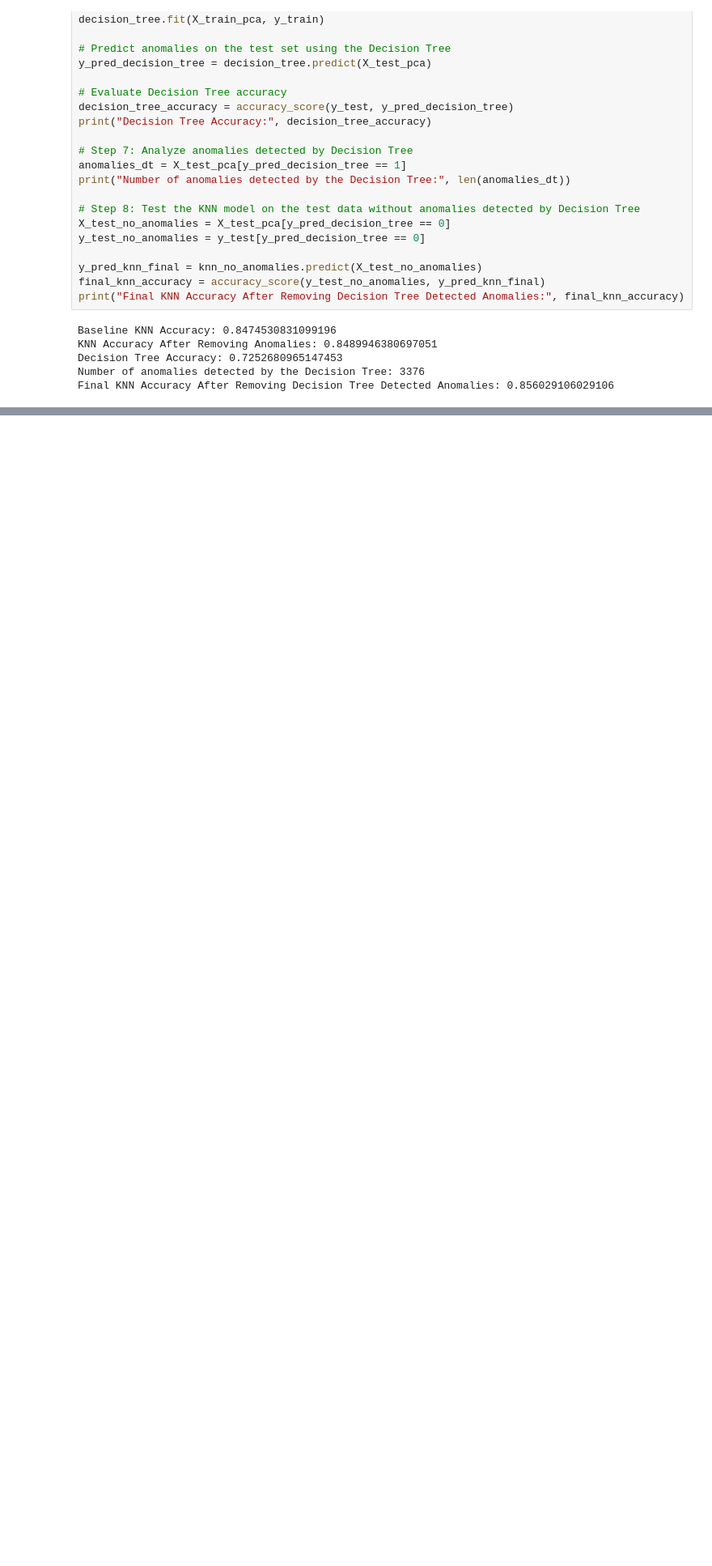
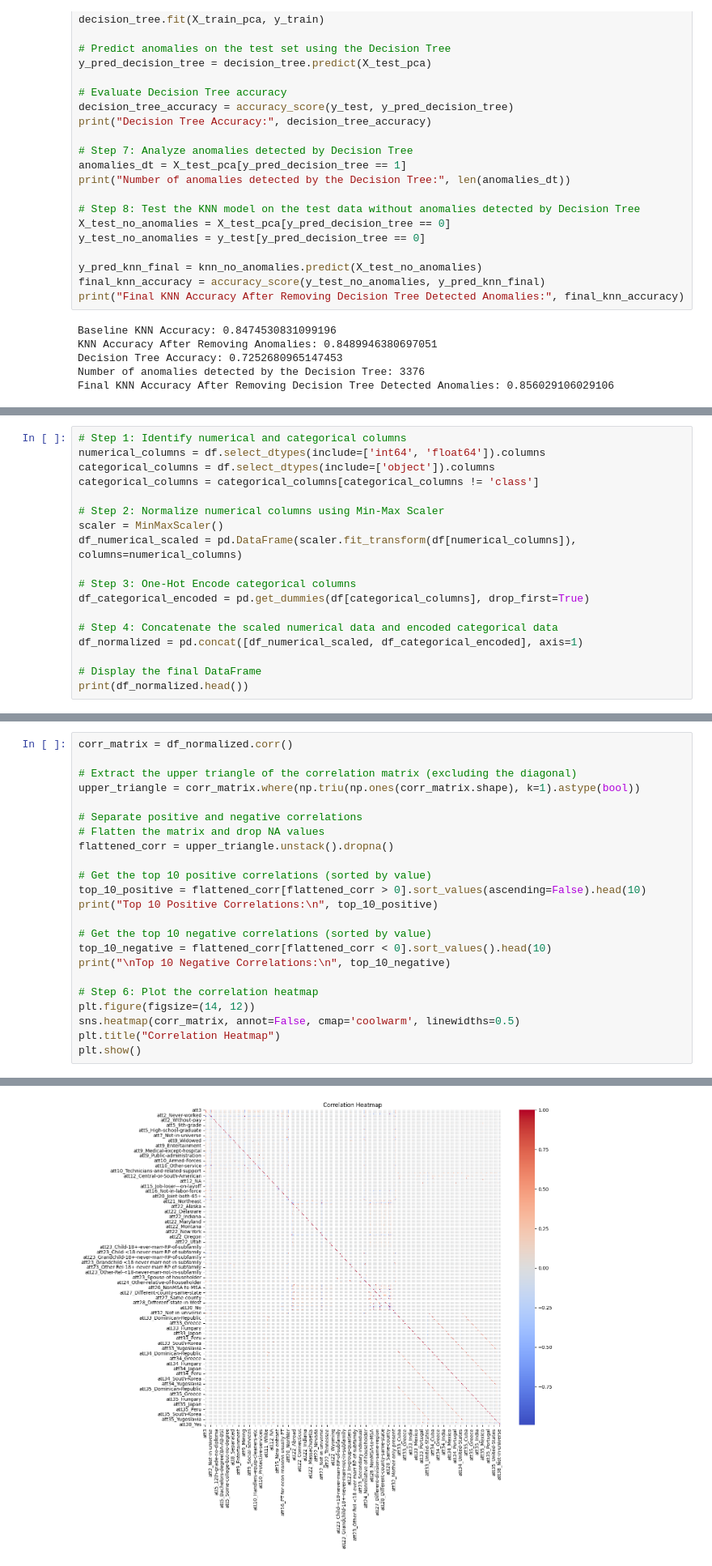
Before and after one commit to iiitssdproject/anomaly-detection, a Jupyter notebook: Anomaly Detection.ipynb, the cells around one changed output, grey strips where cells are left out. Shown at 81% size. Saved outputs shown, nothing was run; the diff lists cells and outputs as text; blank space fills up the shorter version.

```diff
--- a/Anomaly Detection.ipynb
+++ b/Anomaly Detection.ipynb
@@ -894,0 +990,18 @@ plt.show()
+# %%
+# Step 1: Identify numerical and categorical columns
+numerical_columns = df.select_dtypes(include=['int64', 'float64']).columns
+categorical_columns = df.select_dtypes(include=['object']).columns
+categorical_columns = categorical_columns[categorical_columns != 'class']
+
+# Step 2: Normalize numerical columns using Min-Max Scaler
+scaler = MinMaxScaler()
+df_numerical_scaled = pd.DataFrame(scaler.fit_transform(df[numerical_columns]), columns=numerical_columns)
+
+# Step 3: One-Hot Encode categorical columns
+df_categorical_encoded = pd.get_dummies(df[categorical_columns], drop_first=True)
+
+# Step 4: Concatenate the scaled numerical data and encoded categorical data
+df_normalized = pd.concat([df_numerical_scaled, df_categorical_encoded], axis=1)
+
+# Display the final DataFrame
+print(df_normalized.head())
@@ -894,0 +1026,24 @@ plt.show()
+# %%
+corr_matrix = df_normalized.corr()
+
+# Extract the upper triangle of the correlation matrix (excluding the diagonal)
+upper_triangle = corr_matrix.where(np.triu(np.ones(corr_matrix.shape), k=1).astype(bool))
+
+# Separate positive and negative correlations
+# Flatten the matrix and drop NA values
+flattened_corr = upper_triangle.unstack().dropna()
+
+# Get the top 10 positive correlations (sorted by value)
+top_10_positive = flattened_corr[flattened_corr > 0].sort_values(ascending=False).head(10)
+print("Top 10 Positive Correlations:\n", top_10_positive)
+
+# Get the top 10 negative correlations (sorted by value)
+top_10_negative = flattened_corr[flattened_corr < 0].sort_values().head(10)
+print("\nTop 10 Negative Correlations:\n", top_10_negative)
+
+# Step 6: Plot the correlation heatmap
+plt.figure(figsize=(14, 12))
+sns.heatmap(corr_matrix, annot=False, cmap='coolwarm', linewidths=0.5)
+plt.title("Correlation Heatmap")
+plt.show()
+# %% [output]
@@ -894,0 +1067 @@ plt.show()
+[figure, added]
```
Also changed, not shown: parts of 12 cells of this notebook, 1 other file.
